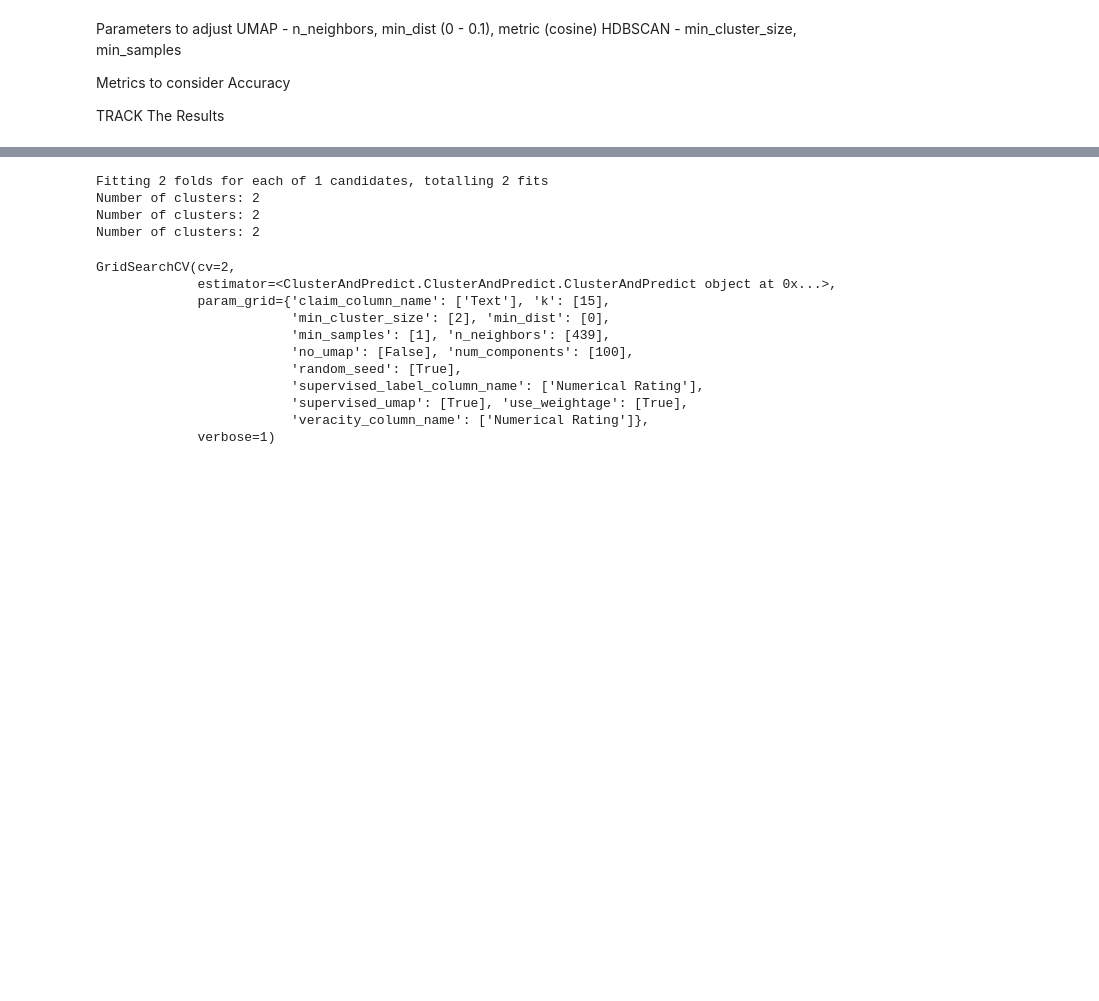
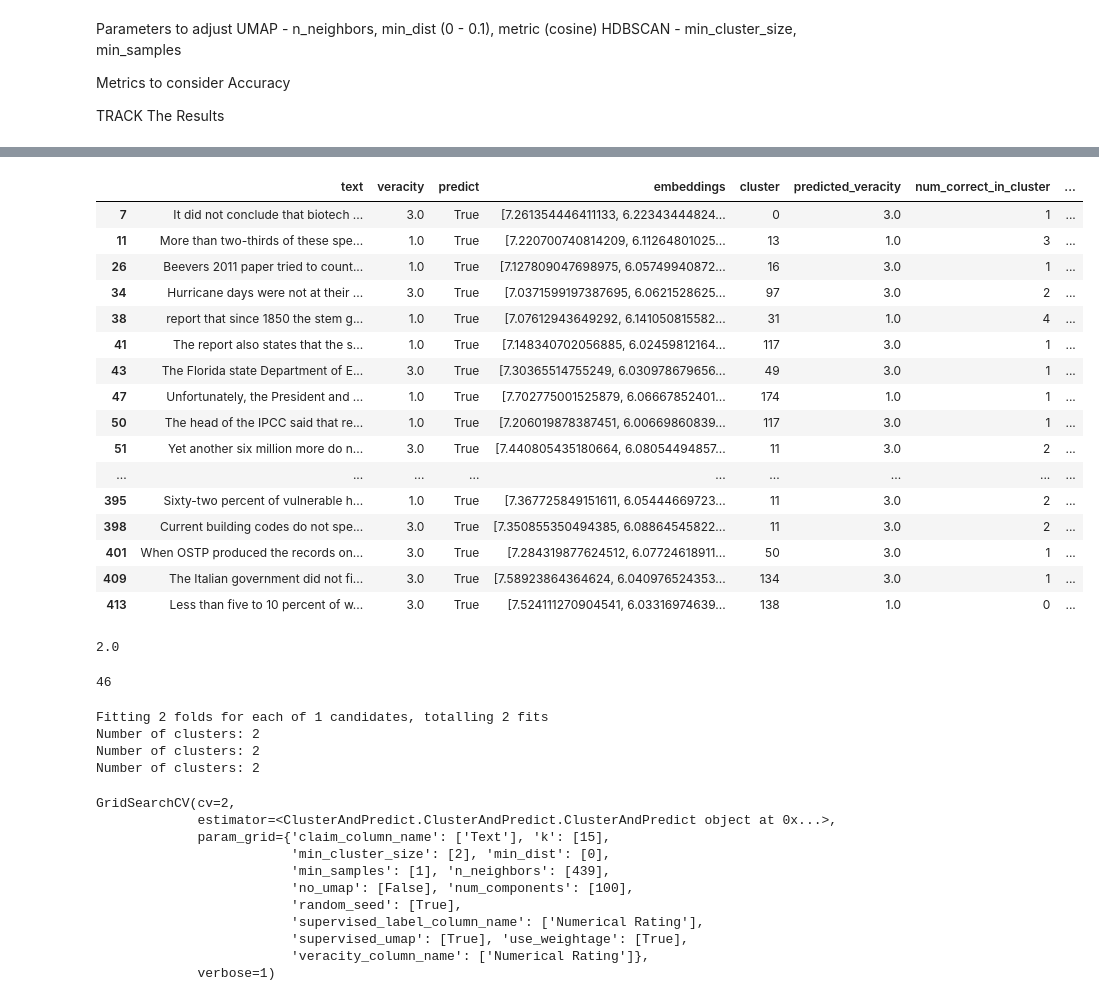
Before and after one commit to Vinayak-Kannan/FactChecker-V3, a Jupyter notebook: Testing/Test Output/hyperparameter_selection.ipynb, the cells around one changed output, grey strips where cells are left out. Drawn from its saved outputs; the diff is of its cells as text; code cells hidden in the pictures; blank space fills up the shorter version.

```diff
--- a/Testing/Test Output/hyperparameter_selection.ipynb
+++ b/Testing/Test Output/hyperparameter_selection.ipynb
@@ -36,5 +33,4 @@ for collection_name in collection_names:
 # %%
-
 data_loader = DataLoader(0.5)
-train_df, test_df = data_loader.create_train_test_df(True, True, False)
+train_df, test_df = data_loader.create_large_train_test_df()
 # %% [output]
@@ -63,7 +66,7 @@ parameters = {
     'num_components': [100],
     'no_umap': [False],
     'k': [15],
-    'supervised_umap': [False],
+    'supervised_umap': [True],
     'parametric_umap': [False],
     'claim_column_name': ['Text'],
     'veracity_column_name': ['Numerical Rating'],
@@ -78,9 +81,12 @@ for percentage in percentages:
     data_loader = DataLoader(percentage)
     # train_df, test_df = data_loader.create_train_test_df(True, True, False)
     train_df, test_df = data_loader.create_large_train_test_df()
+    # Sample 0.05 of the data
+    train_df = train_df.sample(frac=0.05)
+    test_df = test_df.sample(frac=0.05)
     cluster_predict_object = ClusterAndPredict(train_df=train_df)
     # Parallelism with jobs doesnt work
-    parameters['n_neighbors'] = [int(train_df.shape[0] * 0.15)]
+    parameters['n_neighbors'] = [int(100)]
     clf = GridSearchCV(cluster_predict_object, parameters, verbose=1, cv=2, refit=True)
     clf.fit(test_df['Text'].tolist(), test_df['Numerical Rating'].tolist())
     # Print best parameters
@@ -115,3 +122,6 @@ Number of clusters: 284
 # %%
-best_estimator.get_all_performance_metrics()
+object_output = best_estimator.get_all_performance_metrics()
+cluster_df = object_output['cluster_df']
+# Print unique count of 'cluster'
+cluster_df['cluster'].nunique()
 # %% [output]
@@ -134,3 +145,45 @@ best_estimator.get_all_performance_metrics()
+# %%
+# Filter out 4 from cluster_df
+cluster_df = cluster_df[cluster_df['predicted_veracity'] != 4.0]
+cluster_df = cluster_df[cluster_df['total_in_cluster'] != 0.0]
+# Filter cluster_df to be the first row per cluster
+clusters_unique = cluster_df.groupby('cluster').first().reset_index()
+# Calculate the cutoff for the top 50% of clusters by count
+cutoff = clusters_unique['total_in_cluster'].quantile(0.5)
+# Filter the clusters that are in the top 50%
+top_clusters = clusters_unique[clusters_unique['total_in_cluster'] > cutoff]
+# Get the top 10 lowest 'cluster_accuracy' clusters
+top_clusters = top_clusters.nsmallest(10, 'cluster_accuracy', keep='all')
+# Filter cluster_df to be the top clusters
+top_cluster_df = cluster_df[cluster_df['cluster'].isin(top_clusters['cluster'])]
+top_cluster_df
+# %% [output]
+|  | text | veracity | predict | embeddings | cluster | predicted_veracity | num_correct_in_cluster | ... |
+| 7 | It did not conclude that biotech ... | 3.0 | True | [7.261354446411133, 6.22343444824... | 0 | 3.0 | 1 | ... |
+| 11 | More than two-thirds of these spe... | 1.0 | True | [7.220700740814209, 6.11264801025... | 13 | 1.0 | 3 | ... |
+| 26 | Beevers 2011 paper tried to count... | 1.0 | True | [7.127809047698975, 6.05749940872... | 16 | 3.0 | 1 | ... |
+| 34 | Hurricane days were not at their ... | 3.0 | True | [7.0371599197387695, 6.0621528625... | 97 | 3.0 | 2 | ... |
+| 38 | report that since 1850 the stem g... | 1.0 | True | [7.07612943649292, 6.141050815582... | 31 | 1.0 | 4 | ... |
+| 41 | The report also states that the s... | 1.0 | True | [7.148340702056885, 6.02459812164... | 117 | 3.0 | 1 | ... |
+| 43 | The Florida state Department of E... | 3.0 | True | [7.30365514755249, 6.030978679656... | 49 | 3.0 | 1 | ... |
+| 47 | Unfortunately, the President and ... | 1.0 | True | [7.702775001525879, 6.06667852401... | 174 | 1.0 | 1 | ... |
+| 50 | The head of the IPCC said that re... | 1.0 | True | [7.206019878387451, 6.00669860839... | 117 | 3.0 | 1 | ... |
+| 51 | Yet another six million more do n... | 3.0 | True | [7.440805435180664, 6.08054494857... | 11 | 3.0 | 2 | ... |
+| ... | ... | ... | ... | ... | ... | ... | ... | ... |
+| 395 | Sixty-two percent of vulnerable h... | 1.0 | True | [7.367725849151611, 6.05444669723... | 11 | 3.0 | 2 | ... |
+| 398 | Current building codes do not spe... | 3.0 | True | [7.350855350494385, 6.08864545822... | 11 | 3.0 | 2 | ... |
+| 401 | When OSTP produced the records on... | 3.0 | True | [7.284319877624512, 6.07724618911... | 50 | 3.0 | 1 | ... |
+| 409 | The Italian government did not fi... | 3.0 | True | [7.58923864364624, 6.040976524353... | 134 | 3.0 | 1 | ... |
+| 413 | Less than five to 10 percent of w... | 3.0 | True | [7.524111270904541, 6.03316974639... | 138 | 1.0 | 0 | ... |
+# %%
+cutoff
+# %% [output]
+2.0
+# %%
+# Count number of cluster in top_cluster_df
+top_cluster_df['cluster'].nunique()
+# %% [output]
+46
 # %%
 cluster_predict_object = ClusterAndPredict(train_df=train_df)
 # Parallelism with jobs doesnt work
```
Also changed, not shown: parts of 8 cells of this notebook, 3 other files.
